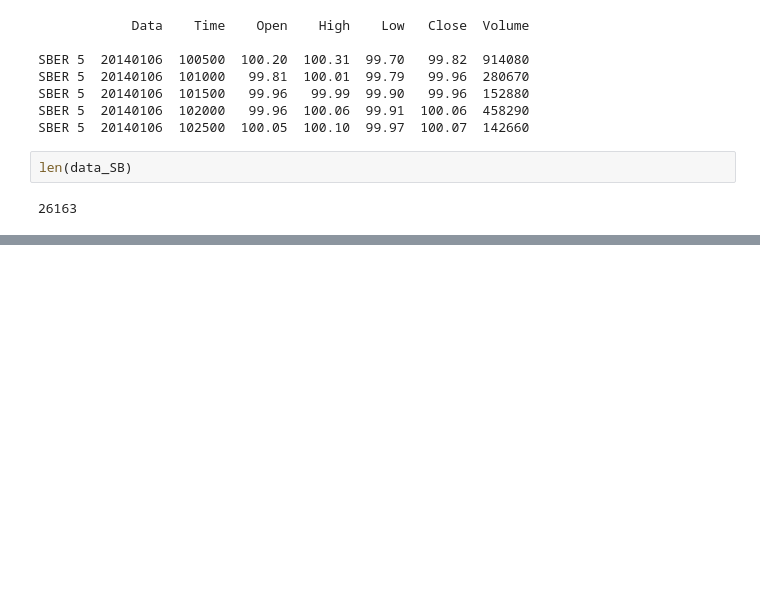
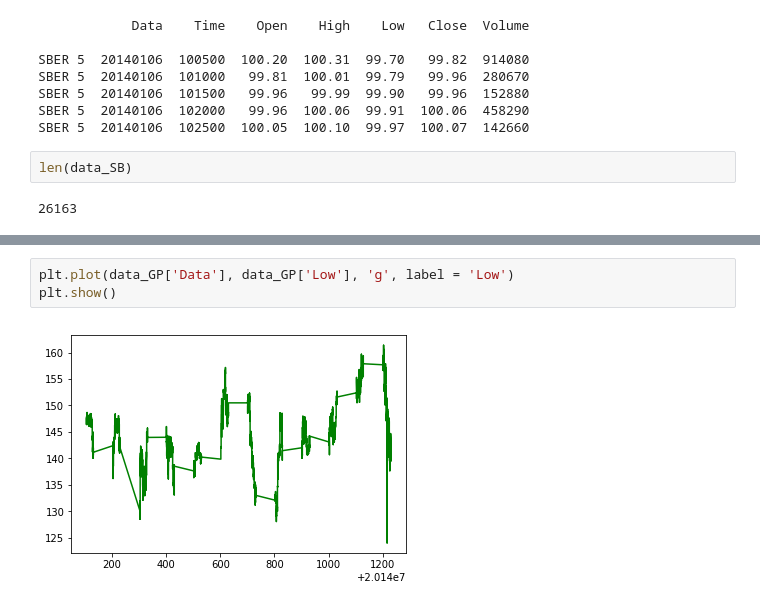
Before and after one commit to AdeleWolff/Subbotin_A_A, a Jupyter notebook: Kursach.ipynb, the cells around one changed output, grey strips where cells are left out. Saved outputs shown, nothing was run; the diff lists cells and outputs as text; blank space fills up the shorter version.

```diff
--- a/Kursach.ipynb
+++ b/Kursach.ipynb
@@ -251,0 +263,5 @@ len(data_SB)
+# %%
+plt.plot(data_GP['Data'], data_GP['Low'], 'g', label = 'Low')
+plt.show()
+# %% [output]
+[figure, added]
```
Also changed, not shown: parts of 6 cells of this notebook.
